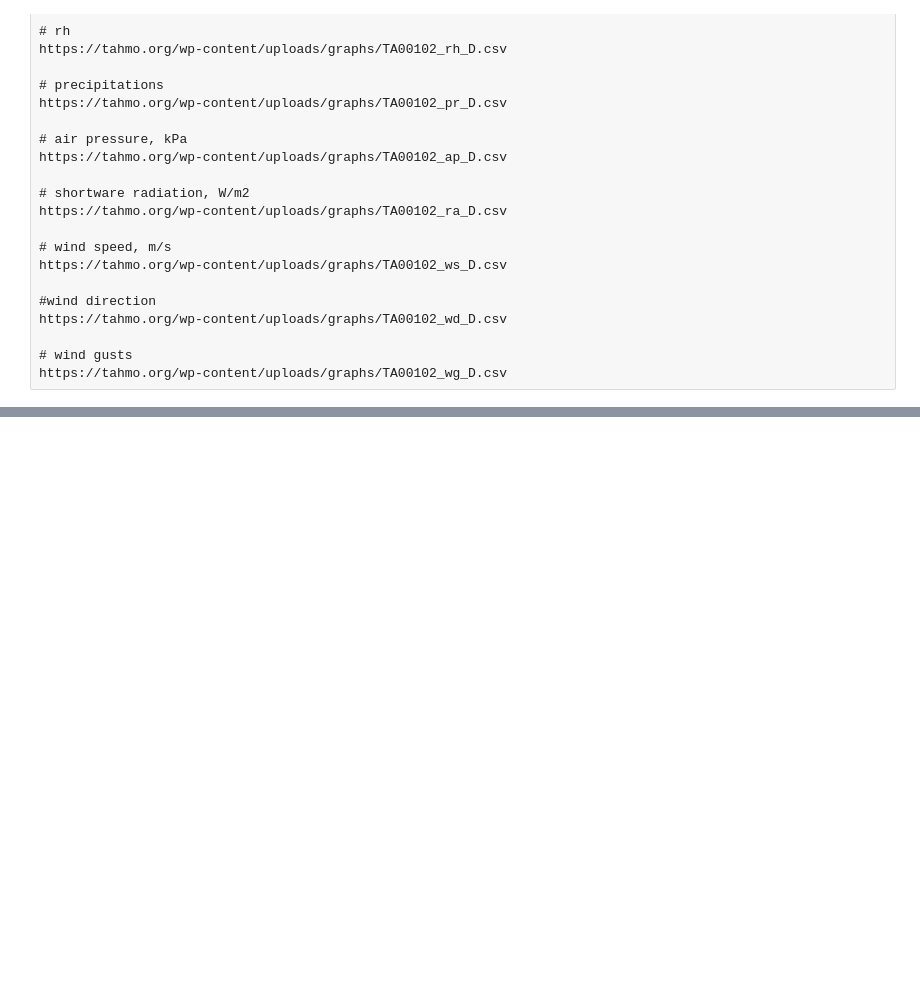
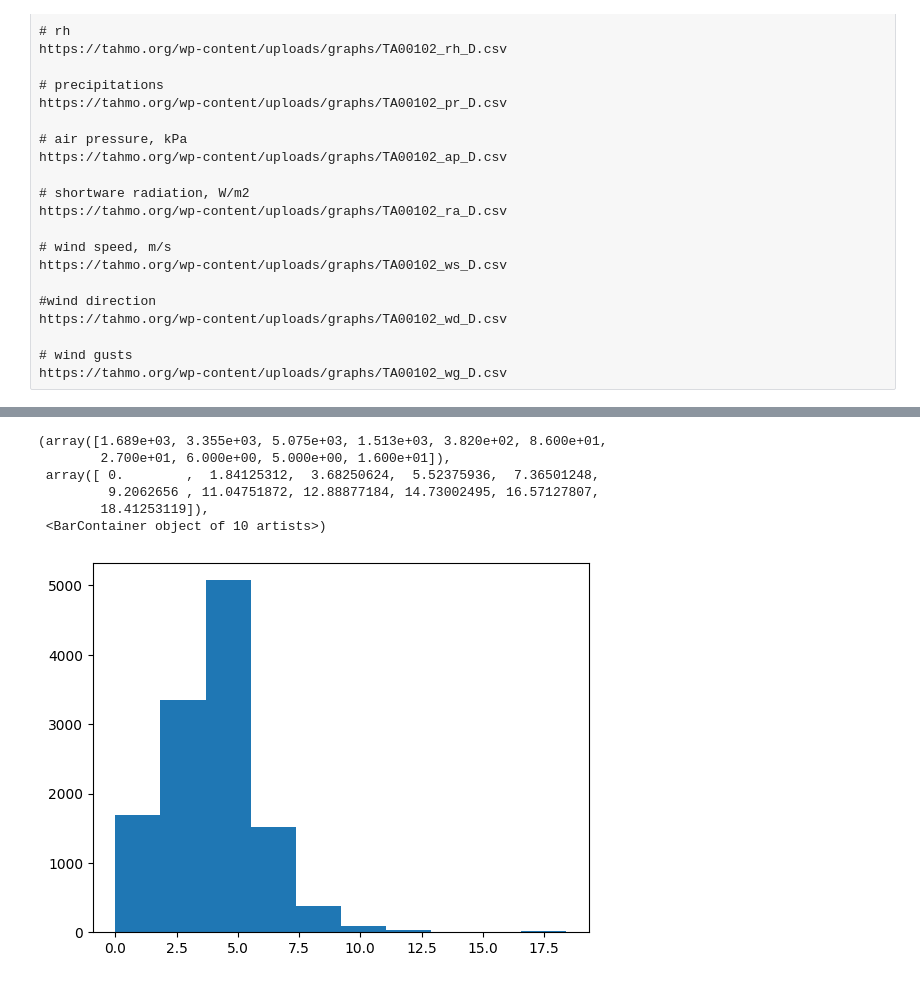
Before and after one commit to SARRA-cropmodels/SARRA-data-download, a Jupyter notebook: notebooks/get_TAHMO_data.ipynb, the cells around one changed output, grey strips where cells are left out. Drawn from its saved outputs; the diff is of its cells as text; code cells hidden in the pictures; blank space fills up the shorter version.

```diff
--- a/notebooks/get_TAHMO_data.ipynb
+++ b/notebooks/get_TAHMO_data.ipynb
@@ -22,17 +22,3 @@ https://tahmo.org/wp-content/uploads/graphs/TA00102_wd_D.csv
 
 # wind gusts
 https://tahmo.org/wp-content/uploads/graphs/TA00102_wg_D.csv
-# %%
-import urllib.request
-from tqdm import tqdm as tqdm
-
-stations = ["TA00102", "TA00581", "TA00052", "TA00085", "TA00083"]
-variables = ["te","rh","pr","ap","ra","ws"]
-URL = "https://tahmo.org/wp-content/uploads/graphs/"
-
-
-for station_code in stations :
-    print("station",station_code)
-    for variable in tqdm(variables):
-        filename = station_code+"_"+variable+"_D.csv"
-        urllib.request.urlretrieve(URL+filename, "../data/3_output/TAHMO/"+filename)
@@ -45,3 +24,0 @@ station TA00083
-# %%
-for station_code in stations :
-    for variable in tqdm(variables):
@@ -47,0 +27,2 @@ for station_code in stations :
+# %%
+TAHMO_stations = pd.read_csv("../assets/tahmo_stations.csv")
@@ -47,0 +98,9 @@ for station_code in stations :
+# %%
+big_df = pd.DataFrame()
+for station_code in tqdm(stations) :
+    try:
+        df = pd.read_csv("../data/3_output/TAHMO/"+station_code+".csv")
+        df["code_station"] = station_code
+        big_df = big_df.append(df)
+    except:
+        pass
@@ -47,0 +123,10 @@ for station_code in stations :
+# %%
+plt.hist(big_df["ET0_PM"])
+# %% [output]
+(array([1.689e+03, 3.355e+03, 5.075e+03, 1.513e+03, 3.820e+02, 8.600e+01,
+        2.700e+01, 6.000e+00, 5.000e+00, 1.600e+01]),
+ array([ 0.        ,  1.84125312,  3.68250624,  5.52375936,  7.36501248,
+         9.2062656 , 11.04751872, 12.88877184, 14.73002495, 16.57127807,
+        18.41253119]),
+ <BarContainer object of 10 artists>)
+[figure, added]
```
Also changed, not shown: parts of 4 cells of this notebook, 4 other files.
